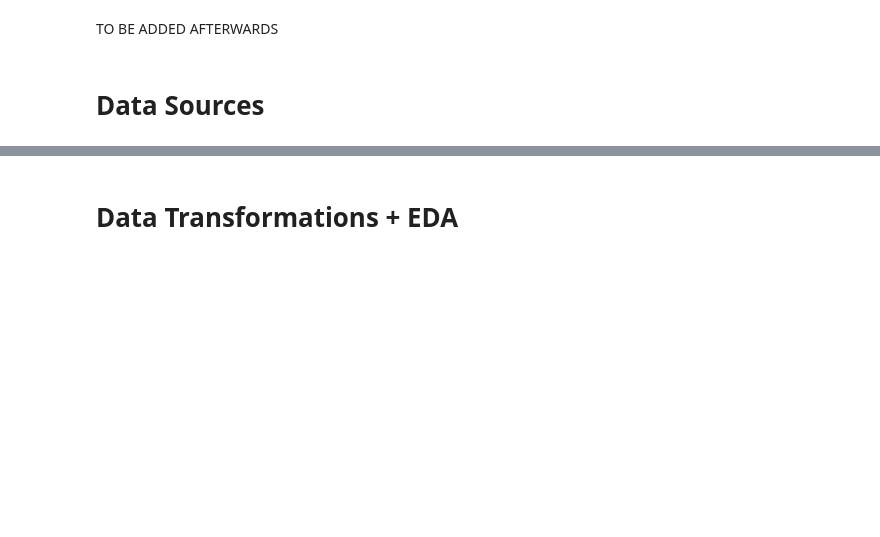
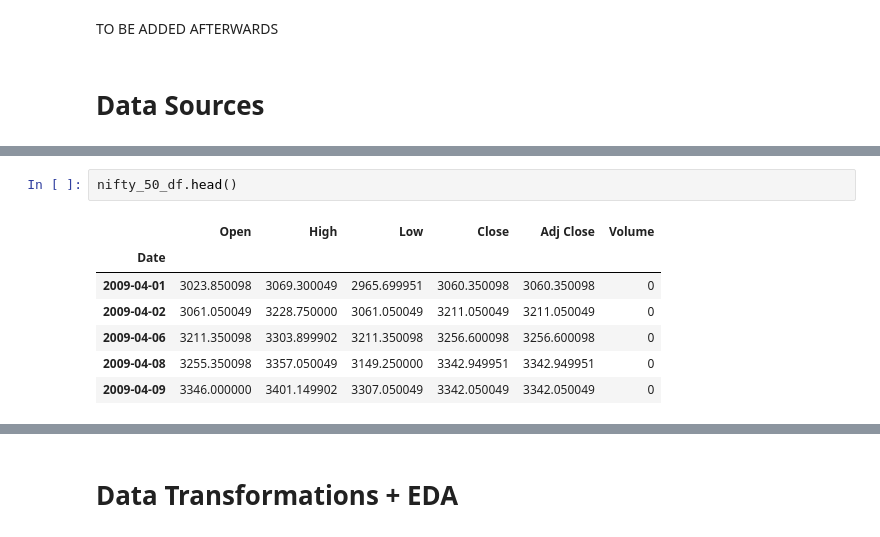
Before and after one commit to MekongDelta-mind/sma_project_repo, a Jupyter notebook: project_sma.ipynb, the cells around one changed output, grey strips where cells are left out. Drawn from its saved outputs; the diff is of its cells as text; blank space fills up the shorter version.

```diff
--- a/project_sma.ipynb
+++ b/project_sma.ipynb
@@ -6,0 +106,10 @@ TO BE ADDED AFTERWARDS
+# %%
+nifty_50_df.head()
+# %% [output]
+|  | Open | High | Low | Close | Adj Close | Volume |
+| Date |  |  |  |  |  |  |
+| 2009-04-01 | 3023.850098 | 3069.300049 | 2965.699951 | 3060.350098 | 3060.350098 | 0 |
+| 2009-04-02 | 3061.050049 | 3228.750000 | 3061.050049 | 3211.050049 | 3211.050049 | 0 |
+| 2009-04-06 | 3211.350098 | 3303.899902 | 3211.350098 | 3256.600098 | 3256.600098 | 0 |
+| 2009-04-08 | 3255.350098 | 3357.050049 | 3149.250000 | 3342.949951 | 3342.949951 | 0 |
+| 2009-04-09 | 3346.000000 | 3401.149902 | 3307.050049 | 3342.050049 | 3342.050049 | 0 |
```
Also changed, not shown: parts of 25 cells of this notebook.
